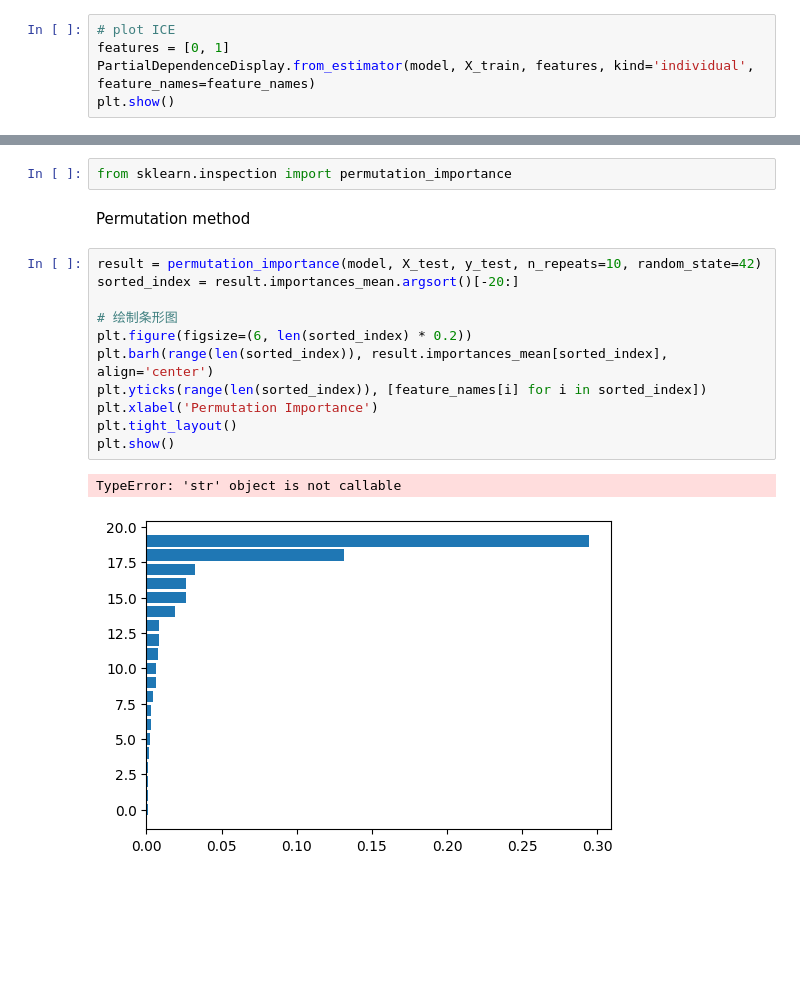
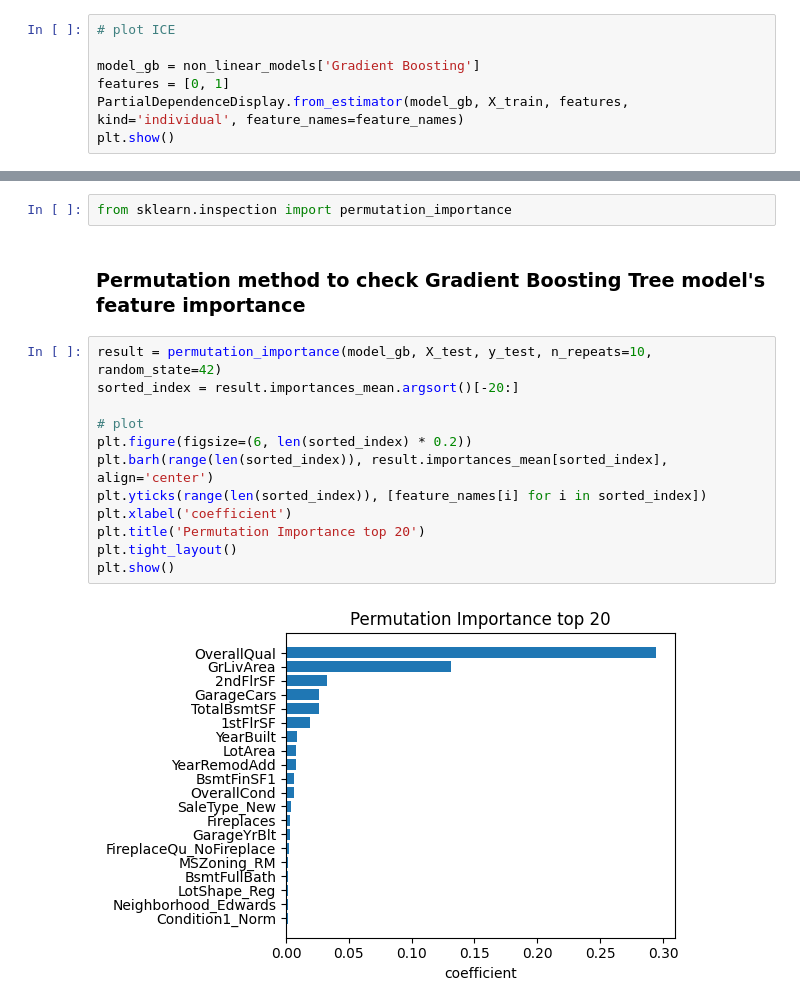
Before and after one commit to annwanginnt/Operation-Research, a Jupyter notebook: AIassignment2.ipynb, the cells around one changed output, grey strips where cells are left out. Cells and saved outputs as stored; diff of their text form; blank space fills up the shorter version.

```diff
--- a/AIassignment2.ipynb
+++ b/AIassignment2.ipynb
@@ -350,7 +375,9 @@ import matplotlib.pyplot as plt
 from sklearn.inspection import PartialDependenceDisplay
 # %%
 # plot ICE
+
+model_gb = non_linear_models['Gradient Boosting']
 features = [0, 1]
-PartialDependenceDisplay.from_estimator(model, X_train, features, kind='individual', feature_names=feature_names)
+PartialDependenceDisplay.from_estimator(model_gb, X_train, features, kind='individual', feature_names=feature_names)
 plt.show()
 # %% [output]
@@ -360,18 +389,18 @@ plt.show()
 # %%
 from sklearn.inspection import permutation_importance
-# %% [markdown]
-Permutation method
+# %% [markdown]
+### Permutation method to check Gradient Boosting Tree model's feature importance
 # %%
-result = permutation_importance(model, X_test, y_test, n_repeats=10, random_state=42)
+result = permutation_importance(model_gb, X_test, y_test, n_repeats=10, random_state=42)
 sorted_index = result.importances_mean.argsort()[-20:]
 
-# 绘制条形图
+# plot
 plt.figure(figsize=(6, len(sorted_index) * 0.2))
 plt.barh(range(len(sorted_index)), result.importances_mean[sorted_index], align='center')
 plt.yticks(range(len(sorted_index)), [feature_names[i] for i in sorted_index])
-plt.xlabel('Permutation Importance')
+plt.xlabel('coefficient')
+plt.title('Permutation Importance top 20')
 plt.tight_layout()
 plt.show()
 # %% [output]
-TypeError: 'str' object is not callable
-[figure, old version]
+[figure, new version]
```
Also changed, not shown: parts of 16 cells of this notebook.
